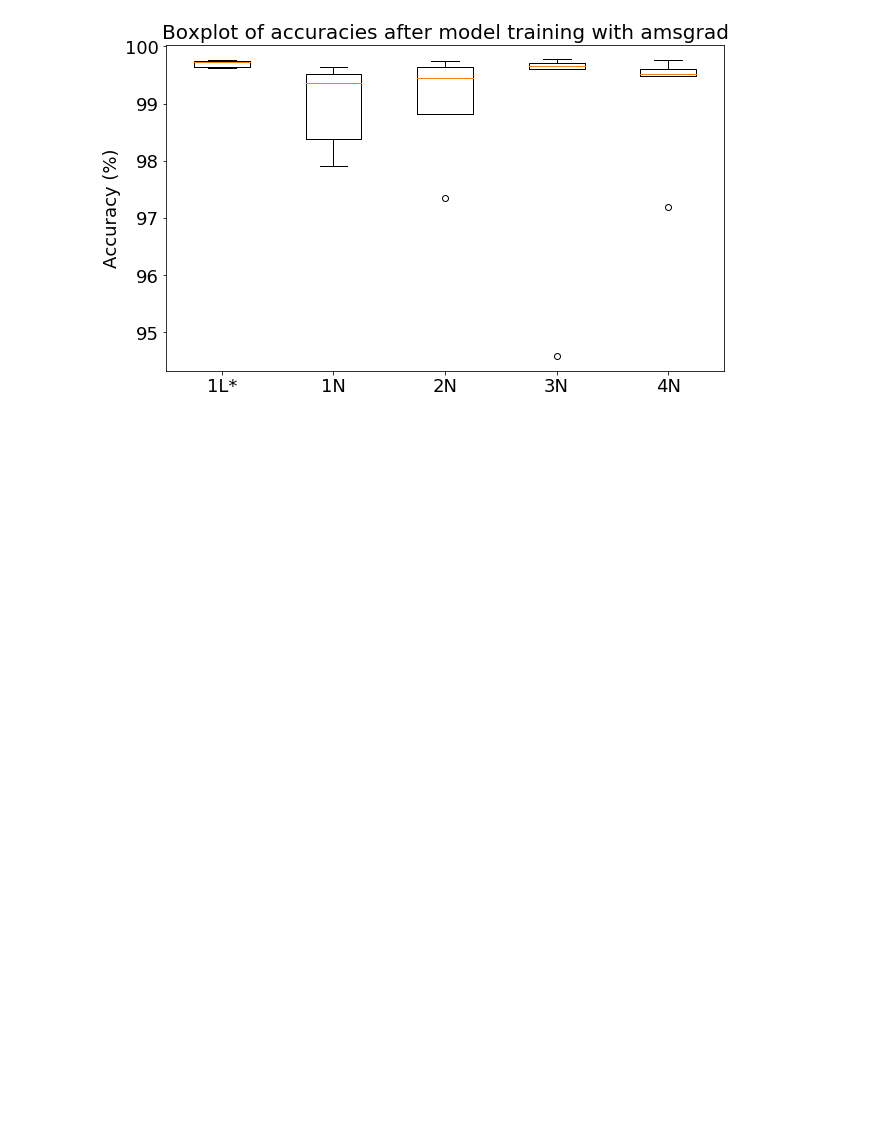
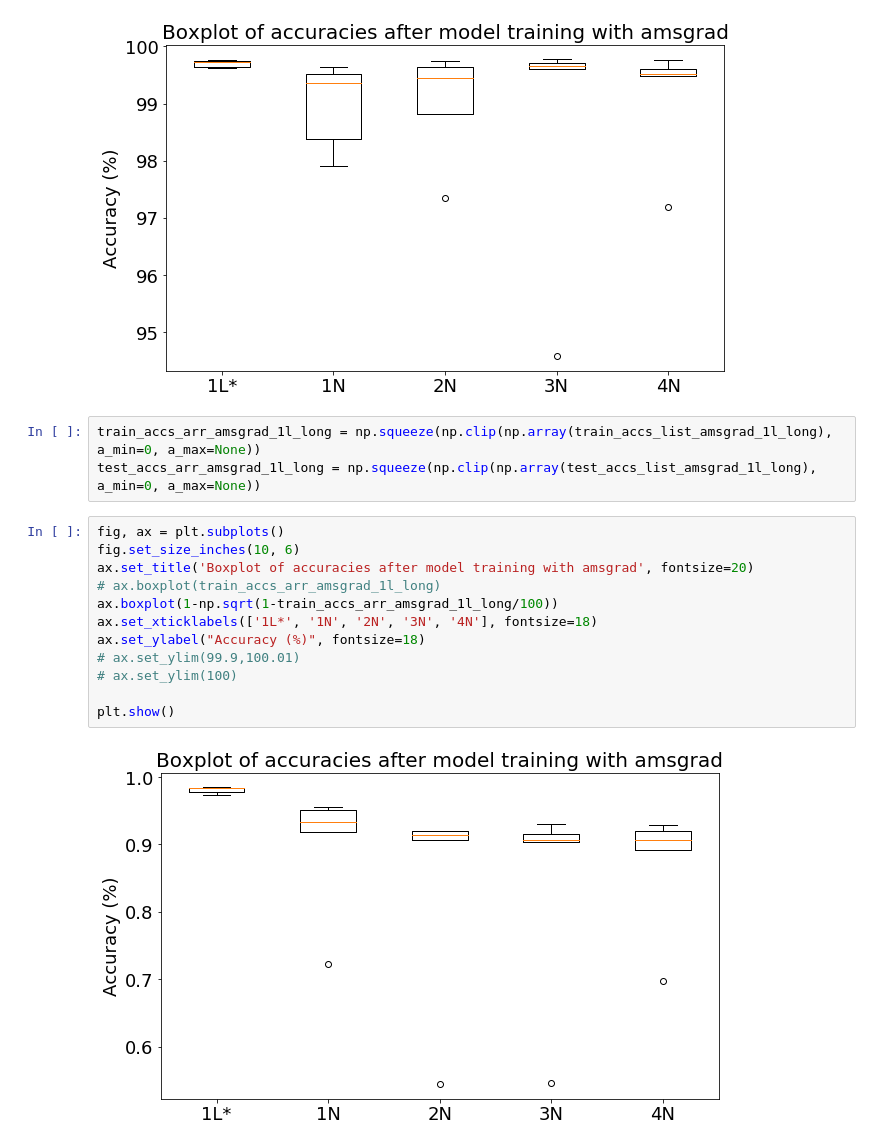
Before and after one commit to eap40/iib-neuro-proj, a Jupyter notebook: Notebooks/training_build3.ipynb, the cells around one changed output. Drawn from its saved outputs; the diff is of its cells as text; blank space fills up the shorter version.

Commit message:
Conducted more experiments in training complex models

```diff
--- a/Notebooks/training_build3.ipynb
+++ b/Notebooks/training_build3.ipynb
@@ -274,3 +274,20 @@ ax.set_ylabel("Accuracy (%)", fontsize=18)
 plt.show()
 # %% [output]
 [figure]
+# %%
+train_accs_arr_amsgrad_1l_long = np.squeeze(np.clip(np.array(train_accs_list_amsgrad_1l_long), a_min=0, a_max=None))
+test_accs_arr_amsgrad_1l_long = np.squeeze(np.clip(np.array(test_accs_list_amsgrad_1l_long), a_min=0, a_max=None))
+# %%
+fig, ax = plt.subplots()
+fig.set_size_inches(10, 6)
+ax.set_title('Boxplot of accuracies after model training with amsgrad', fontsize=20)
+# ax.boxplot(train_accs_arr_amsgrad_1l_long)
+ax.boxplot(1-np.sqrt(1-train_accs_arr_amsgrad_1l_long/100))
+ax.set_xticklabels(['1L*', '1N', '2N', '3N', '4N'], fontsize=18)
+ax.set_ylabel("Accuracy (%)", fontsize=18)
+# ax.set_ylim(99.9,100.01)
+# ax.set_ylim(100)
+
+plt.show()
+# %% [output]
+[figure, added]
```
Also changed, not shown: parts of 40 cells of this notebook.
